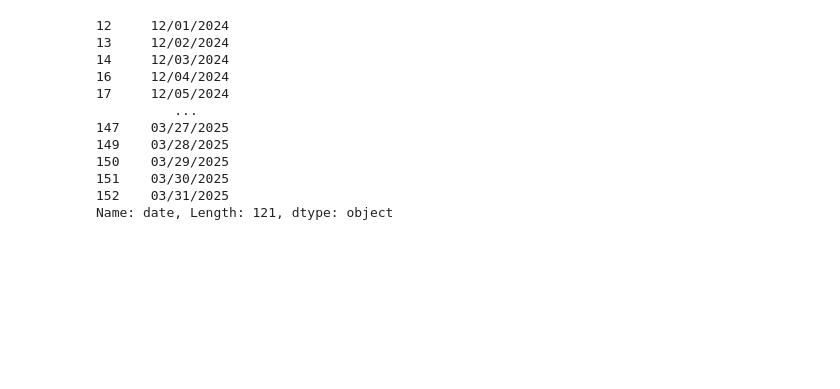
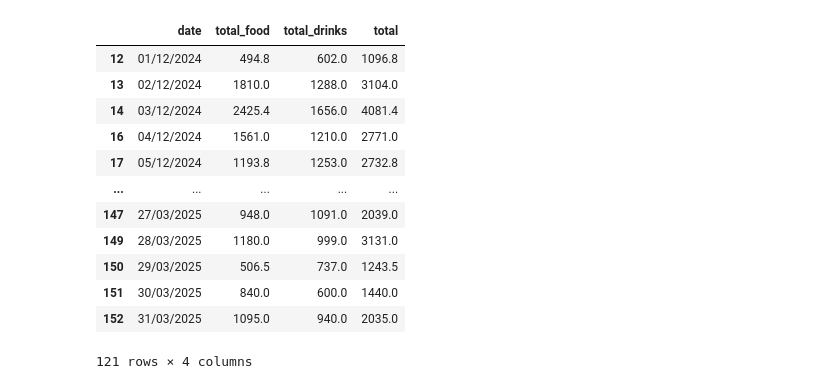
Before and after one commit to shikivaahan/Picotin, a Jupyter notebook: EDA.ipynb, the cells around one changed output. Saved outputs shown, nothing was run; the diff lists cells and outputs as text; code cells hidden in the pictures; blank space fills up the shorter version.

```diff
--- a/EDA.ipynb
+++ b/EDA.ipynb
@@ -1,7 +1,16 @@
 # %%
 import pandas as pd
 # %%
-import pandas as pd
+# Define food and drinks sets
+food = {'Add On', 'Bar Snack', 'Bites', 'Brunch', 'Burger', 'Chargrill', 'Chicken or Prawn Add ',
+        'Combo', 'Dessert', 'Doneness', 'Foods', 'GF Add Ons', 'GF Burger and Hotdog', 'Mains',
+        'Pasta', 'Pizza', 'Platter', 'Serving Choice', 'Sides', 'Smoothie', 'Soup', 'Starter', 'Hotdog'}
+
+drinks = {'Bottled Beer', 'Bourbon', 'Choice of Margarita / ', 'Ciders', 'Cocktail', 'Coffee',
+          'Coffee Options', 'Cognac', 'Corkage', 'Draught Beers', 'Drinks', 'Gin', 'Juices',
+          'Liqueurs & Aperitifs', 'Live Craft Beer', 'Mineral Water', 'Mocktails', 'Red Wine',
+          'Rose Wine', 'Rum', 'Soft Drink', 'Sparkling & Champagne', 'Tea', 'Tequila', 'Vodka',
+          'Whisky', 'White Wine'}
 
 # Date range boundaries
 start_date = pd.Timestamp('2024-12-01')
@@ -32,7 +41,7 @@ def clean_itemgroup_data(file_path):
     df = df[(df['Date'] >= start_date) & (df['Date'] <= end_date)]
 
     # Convert the date back to the desired format
-    df['Date'] = df['Date'].dt.strftime('%m/%d/%Y')
+    df['Date'] = df['Date'].dt.strftime('%d/%m/%Y')
 
     # Convert all columns except 'Date' to float, handling non-numeric values
     for col in df.columns[1:]:
@@ -63,7 +72,7 @@ def clean_daily_summary(file_path):
     df.drop(columns=unnamed_columns, inplace=True)
 
     # Convert START column to date format
-    df['START'] = pd.to_datetime(df['START'], format='%d/%m/%Y %H:%M:%S')
+    df['START'] = pd.to_datetime(df['START'], format='%d/%m/%Y %H:%M:%S', errors='coerce')
 
     # Filter by date range
     df = df[(df['START'] >= start_date) & (df['START'] <= end_date)]
@@ -81,5 +90,17 @@ def clean_daily_summary(file_path):
     # Convert all column names to lowercase
     df.columns = df.columns.str.lower()
 
+    # Group by date and sum the values for duplicates
+    df = df.groupby('date', as_index=False).sum()
+
     return df
+
+def merge_outlet(itemgroup, daily_summary, outlet_name):
+    # Merge itemgroup and daily summary using an outer join on date
+    merged = pd.merge(itemgroup, daily_summary, on='date', how='outer', suffixes=('_itemgroup', '_daily'))
+    # Sort by date
+    merged = merged.sort_values(by='date').reset_index(drop=True)
+    # Rename the merged DataFrame for each outlet
+    merged.name = f"{outlet_name}_merged"
+    return merged
 # %%
@@ -94,16 +135,17 @@ RC_daily_summary = clean_daily_summary(r'daily_data\RC_daily_summary.csv')
 # %%
-RC_itemgroup['date']
+RC_itemgroup
 # %% [output]
+|  | date | total_food | total_drinks | total |
+| 12 | 01/12/2024 | 494.8 | 602.0 | 1096.8 |
+| 13 | 02/12/2024 | 1810.0 | 1288.0 | 3104.0 |
+| 14 | 03/12/2024 | 2425.4 | 1656.0 | 4081.4 |
+| 16 | 04/12/2024 | 1561.0 | 1210.0 | 2771.0 |
+| 17 | 05/12/2024 | 1193.8 | 1253.0 | 2732.8 |
+| ... | ... | ... | ... | ... |
+| 147 | 27/03/2025 | 948.0 | 1091.0 | 2039.0 |
+| 149 | 28/03/2025 | 1180.0 | 999.0 | 3131.0 |
+| 150 | 29/03/2025 | 506.5 | 737.0 | 1243.5 |
+| 151 | 30/03/2025 | 840.0 | 600.0 | 1440.0 |
+| 152 | 31/03/2025 | 1095.0 | 940.0 | 2035.0 |
-12     12/01/2024
-13     12/02/2024
-14     12/03/2024
-16     12/04/2024
-17     12/05/2024
-          ...
-147    03/27/2025
-149    03/28/2025
-150    03/29/2025
-151    03/30/2025
-152    03/31/2025
-Name: date, Length: 121, dtype: object
+121 rows × 4 columns
 # %%
```
Also changed, not shown: parts of 9 cells of this notebook, 1 other file.
